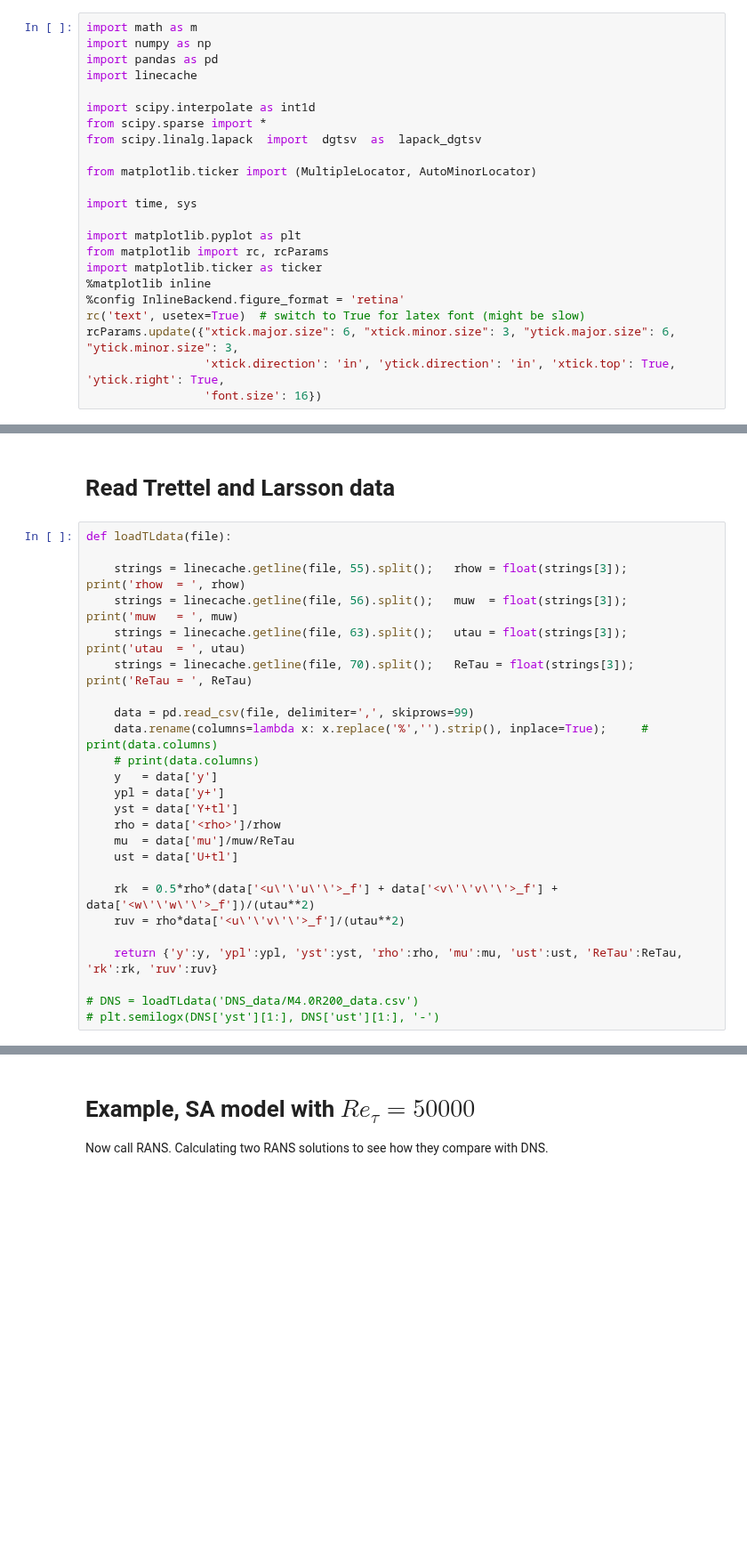
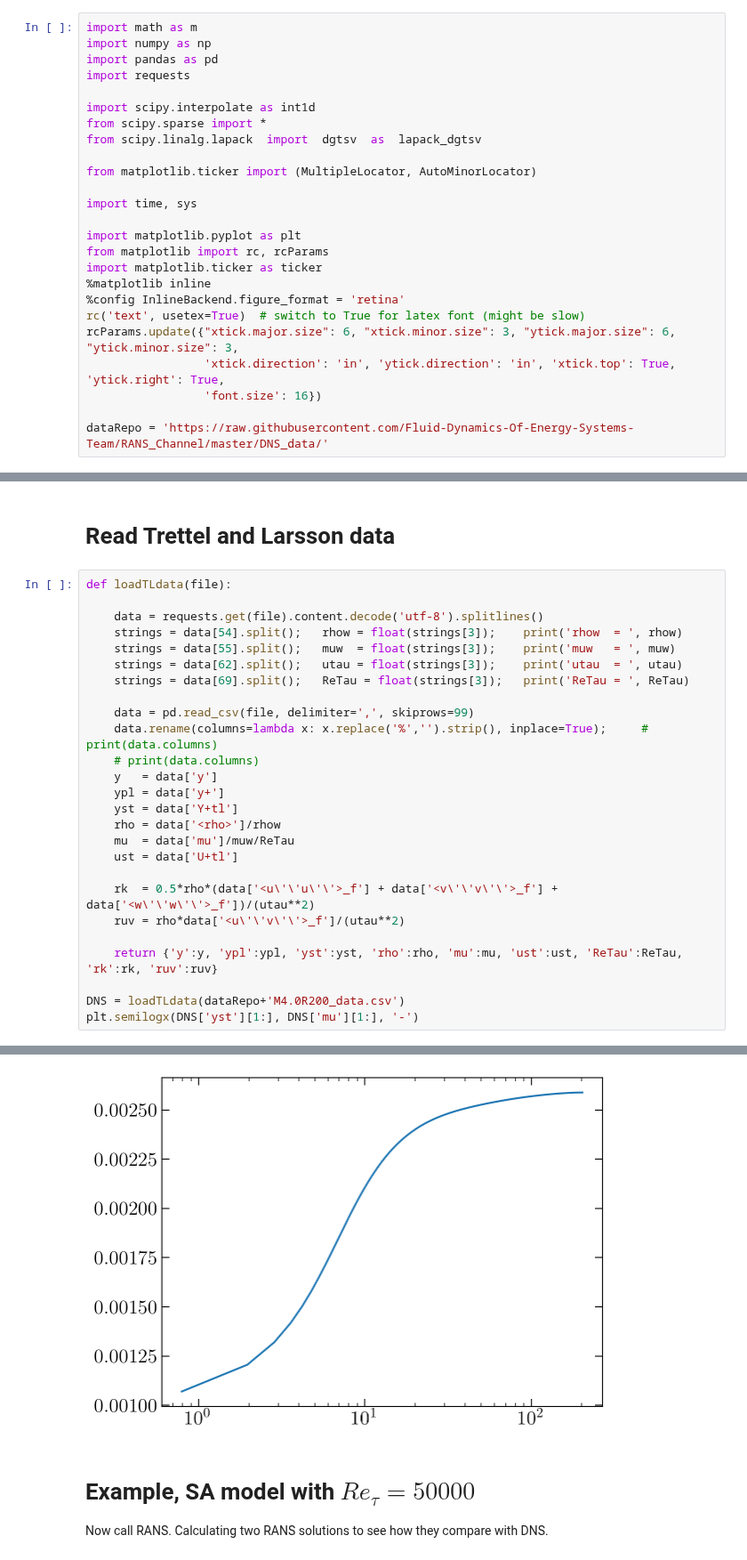
Before and after one commit to Fluid-Dynamics-Of-Energy-Systems-Team/RANS_Channel, a Jupyter notebook: main.ipynb, the cells around one changed output, grey strips where cells are left out. Shown at 89% size. Cells and saved outputs as stored; diff of their text form; blank space fills up the shorter version.

Commit message:
updated file reading from github

```diff
--- a/main.ipynb
+++ b/main.ipynb
@@ -2,7 +2,7 @@
 import math as m
 import numpy as np
 import pandas as pd
-import linecache
+import requests
 
 import scipy.interpolate as int1d
 from scipy.sparse import *
@@ -21,6 +21,8 @@ rc('text', usetex=True)  # switch to True for latex font (might be slow)
 rcParams.update({"xtick.major.size": 6, "xtick.minor.size": 3, "ytick.major.size": 6, "ytick.minor.size": 3,
                  'xtick.direction': 'in', 'ytick.direction': 'in', 'xtick.top': True, 'ytick.right': True,
                  'font.size': 16})
+
+dataRepo = 'https://raw.githubusercontent.com/Fluid-Dynamics-Of-Energy-Systems-Team/RANS_Channel/master/DNS_data/'
 # %% [markdown]
 # RANS solver for fully developed compressible turbulent channel flows
 
@@ -832,10 +838,11 @@ def readAPdata(file):
 # %%
 def loadTLdata(file):
 
-    strings = linecache.getline(file, 55).split();   rhow = float(strings[3]);    print('rhow  = ', rhow)
-    strings = linecache.getline(file, 56).split();   muw  = float(strings[3]);    print('muw   = ', muw)
-    strings = linecache.getline(file, 63).split();   utau = float(strings[3]);    print('utau  = ', utau)
-    strings = linecache.getline(file, 70).split();   ReTau = float(strings[3]);   print('ReTau = ', ReTau)
+    data = requests.get(file).content.decode('utf-8').splitlines()
+    strings = data[54].split();   rhow = float(strings[3]);    print('rhow  = ', rhow)
+    strings = data[55].split();   muw  = float(strings[3]);    print('muw   = ', muw)
+    strings = data[62].split();   utau = float(strings[3]);    print('utau  = ', utau)
+    strings = data[69].split();   ReTau = float(strings[3]);   print('ReTau = ', ReTau)
 
     data = pd.read_csv(file, delimiter=',', skiprows=99)
     data.rename(columns=lambda x: x.replace('%','').strip(), inplace=True);     # print(data.columns)
@@ -852,5 +859,6 @@ def loadTLdata(file):
 
     return {'y':y, 'ypl':ypl, 'yst':yst, 'rho':rho, 'mu':mu, 'ust':ust, 'ReTau':ReTau, 'rk':rk, 'ruv':ruv}
 
-# DNS = loadTLdata('DNS_data/M4.0R200_data.csv')
-# plt.semilogx(DNS['yst'][1:], DNS['ust'][1:], '-')
+DNS = loadTLdata(dataRepo+'M4.0R200_data.csv')
+plt.semilogx(DNS['yst'][1:], DNS['mu'][1:], '-')
+# %% [output]
@@ -857,3 +870,4 @@ def loadTLdata(file):
+[figure, added]
 # %% [markdown]
 # Example, SA model with $Re_\tau=50000$
 Now call RANS. Calculating two RANS solutions to see how they compare with DNS.
```
Also changed, not shown: parts of 11 cells of this notebook.
